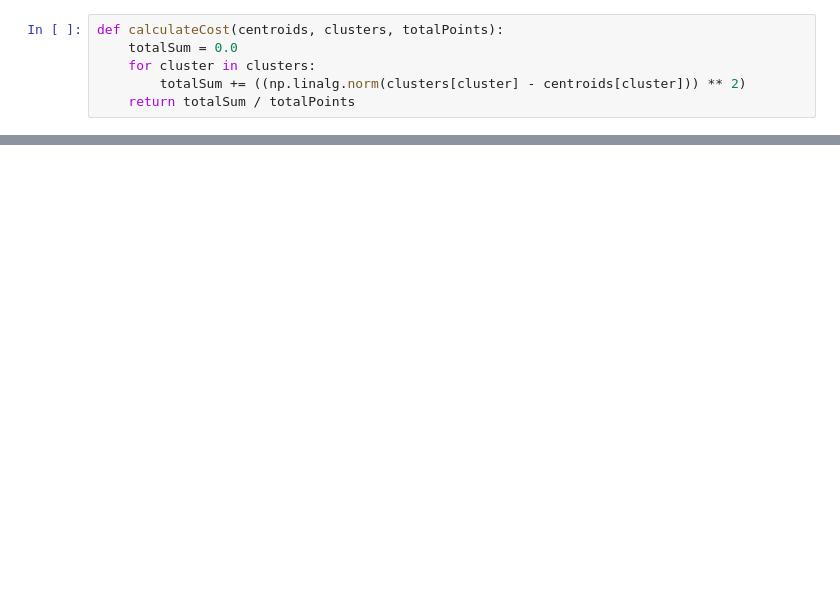
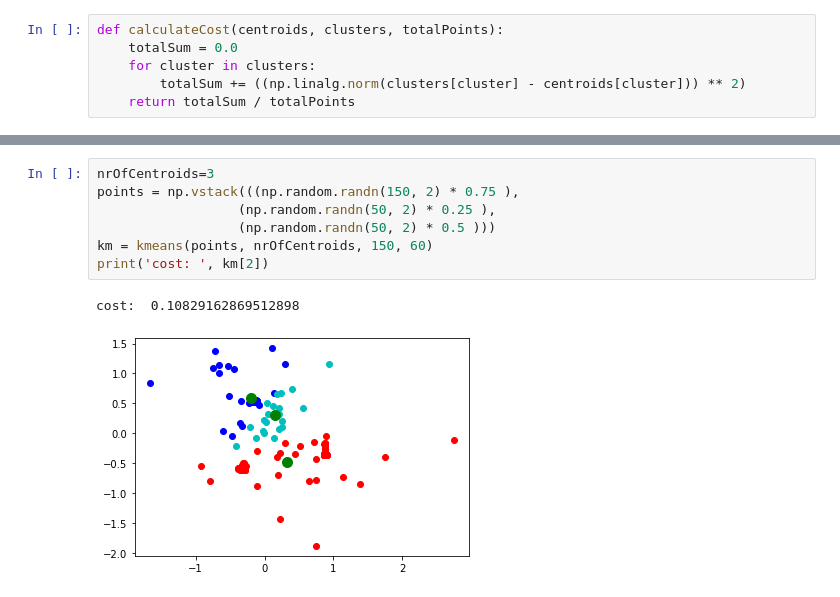
Before and after one commit to LSWarss/Machine_Learning_Studies, a Jupyter notebook: K-Mean.ipynb, the cells around one changed output, grey strips where cells are left out. Saved outputs shown, nothing was run; the diff lists cells and outputs as text; blank space fills up the shorter version.

```diff
--- a/K-Mean.ipynb
+++ b/K-Mean.ipynb
@@ -69,0 +73,10 @@ cost:  0.07748537763773491
+# %%
+nrOfCentroids=3
+points = np.vstack(((np.random.randn(150, 2) * 0.75 ),
+                  (np.random.randn(50, 2) * 0.25 ),
+                  (np.random.randn(50, 2) * 0.5 )))
+km = kmeans(points, nrOfCentroids, 150, 60)
+print('cost: ', km[2])
+# %% [output]
+cost:  0.10829162869512898
+[figure, added]
```
Also changed, not shown: parts of 6 cells of this notebook.
